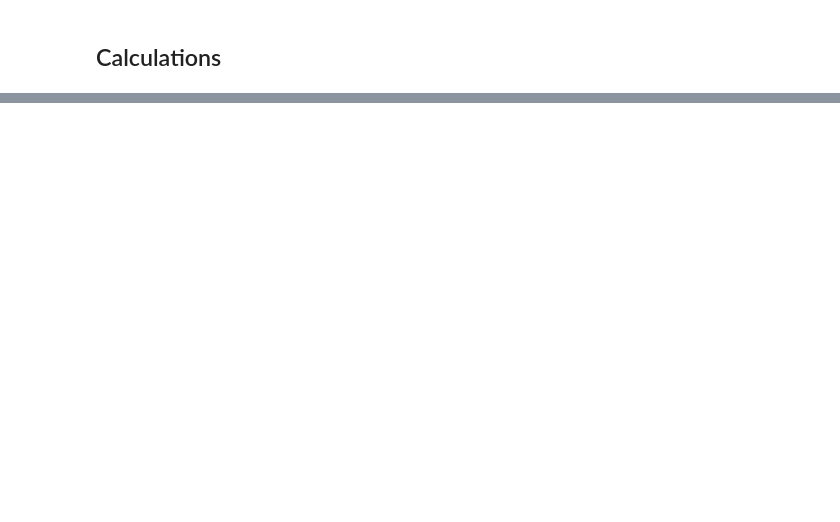
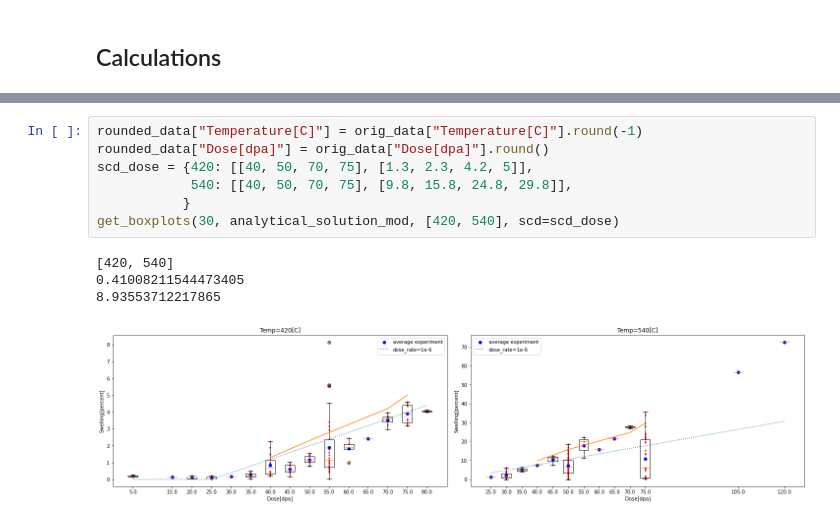
Before and after one commit to maratzainullin/ml-dl, a Jupyter notebook: dec_sw/dec_sw.ipynb, the cells around one changed output, grey strips where cells are left out. Drawn from its saved outputs; the diff is of its cells as text; blank space fills up the shorter version.

```diff
--- a/dec_sw/dec_sw.ipynb
+++ b/dec_sw/dec_sw.ipynb
@@ -177,0 +256,12 @@ CW
+# %%
+rounded_data["Temperature[C]"] = orig_data["Temperature[C]"].round(-1)
+rounded_data["Dose[dpa]"] = orig_data["Dose[dpa]"].round()
+scd_dose = {420: [[40, 50, 70, 75], [1.3, 2.3, 4.2, 5]],
+            540: [[40, 50, 70, 75], [9.8, 15.8, 24.8, 29.8]],
+           }
+get_boxplots(30, analytical_solution_mod, [420, 540], scd=scd_dose)
+# %% [output]
+[420, 540]
+0.41008211544473405
+8.93553712217865
+[figure, added]
```
Also changed, not shown: parts of 9 cells of this notebook.
